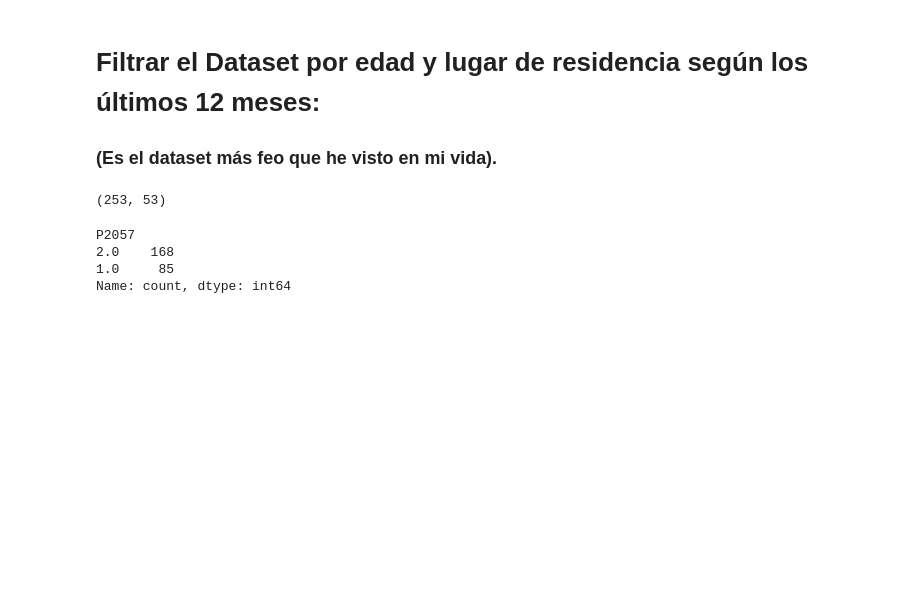
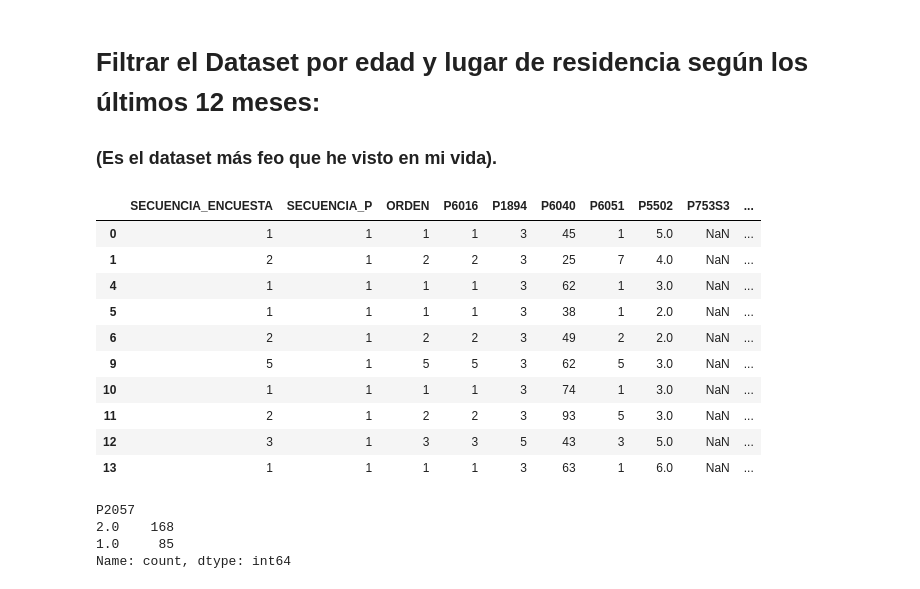
Before and after one commit to Trio-Maravilla/Primer-Proyecto-, a Jupyter notebook: notebooks/data_cleaning.ipynb, the cells around one changed output. Drawn from its saved outputs; the diff is of its cells as text; code cells hidden in the pictures; blank space fills up the shorter version.

```diff
--- a/notebooks/data_cleaning.ipynb
+++ b/notebooks/data_cleaning.ipynb
@@ -53,14 +53,28 @@ ddict # Hace print del diccionario de variables completo
 # Filtrar el Dataset por edad y lugar de residencia según los últimos 12 meses:
 ### (Es el dataset más feo que he visto en mi vida).
 # %%
-df_filtrado = df[(df["P6040"] >= 18) & (df["P753S1"] == 11)]
+df_filtrado = df[(df["P6040"] >= 18)]
 df_filtrado = df_filtrado.drop(["DIRECTORIO", "FEX_C", "P3510S1", "P3510S1A1", "P3510S1A2", "P3510S1A3", "P3510S1A4", "P3510S1A5", "P3510S1A6", "P3510S1A7",
-                  "P3510S1A8", "P3510S1A9", "P3510S1A10", "P3510S1A11", "P3510S2", "P3510S2A1", "P3510S2A2", "P3510S2A4", "P3510S2A5",
-                  "P3510S2A6", "P3510S2A7", "P3510S2A8", "P3510S2A9", "P3510S2A10", "P3510S2A11"], axis=1)
+                  "P3510S1A8", "P3510S1A9", "P3510S1A10", "P3510S1A11", "P3510S2", "P3510S2A1", "P3510S2A2", "P3510S2A4", "P3510S2A5", "P3510S2A6", "P3510S2A7",
+                  "P3510S2A8", "P3510S2A9", "P3510S2A10", "P3510S2A11", "P6020", "P6034", "P6071", "P6071S1", "P756", "P756S1", "P756S2", "P756S3", "P3510",
+                  "P3510S1", "P3510S2", "P3510S1A1", "P3510S1A2", "P3510S1A3", "P3510S1A4", "P3510S1A5", "P3510S1A6", "P3510S1A7", "P3510S1A8","P3510S1A9",
+                  "P3510S1A10", "P3510S1A11", "P3510S2A1", "P3510S2A2", "P3510S2A3", "P3510S2A4", "P3510S2A5", "P3510S2A6", "P3510S2A7", "P3510S2A8", "P3510S2A9",
+                  "P3510S2A10", "P3510S2A11", "P6074", "P755", "P755S1", "P755S2","P755S3", "P754", "P753", "P753S1", "P753S2", "P752", "P1662", "P6081", "P6081S1",
+                  "P6087", "P6083", "P6083S1", "P6088", "P2057", "P2059", "P1901", "P2061", "P1903", "P1904", "P3038" ], axis=1)
 df_filtrado.head(10)
-print(df_filtrado.shape)
+df_filtrado.shape
 # %% [output]
-(253, 53)
+|  | SECUENCIA_ENCUESTA | SECUENCIA_P | ORDEN | P6016 | P1894 | P6040 | P6051 | P5502 | P753S3 | ... |
+| 0 | 1 | 1 | 1 | 1 | 3 | 45 | 1 | 5.0 | NaN | ... |
+| 1 | 2 | 1 | 2 | 2 | 3 | 25 | 7 | 4.0 | NaN | ... |
+| 4 | 1 | 1 | 1 | 1 | 3 | 62 | 1 | 3.0 | NaN | ... |
+| 5 | 1 | 1 | 1 | 1 | 3 | 38 | 1 | 2.0 | NaN | ... |
+| 6 | 2 | 1 | 2 | 2 | 3 | 49 | 2 | 2.0 | NaN | ... |
+| 9 | 5 | 1 | 5 | 5 | 3 | 62 | 5 | 3.0 | NaN | ... |
+| 10 | 1 | 1 | 1 | 1 | 3 | 74 | 1 | 3.0 | NaN | ... |
+| 11 | 2 | 1 | 2 | 2 | 3 | 93 | 5 | 3.0 | NaN | ... |
+| 12 | 3 | 1 | 3 | 3 | 5 | 43 | 3 | 5.0 | NaN | ... |
+| 13 | 1 | 1 | 1 | 1 | 3 | 63 | 1 | 6.0 | NaN | ... |
 # %%
 df_filtrado["P2057"].value_counts()
 # %% [output]
```
